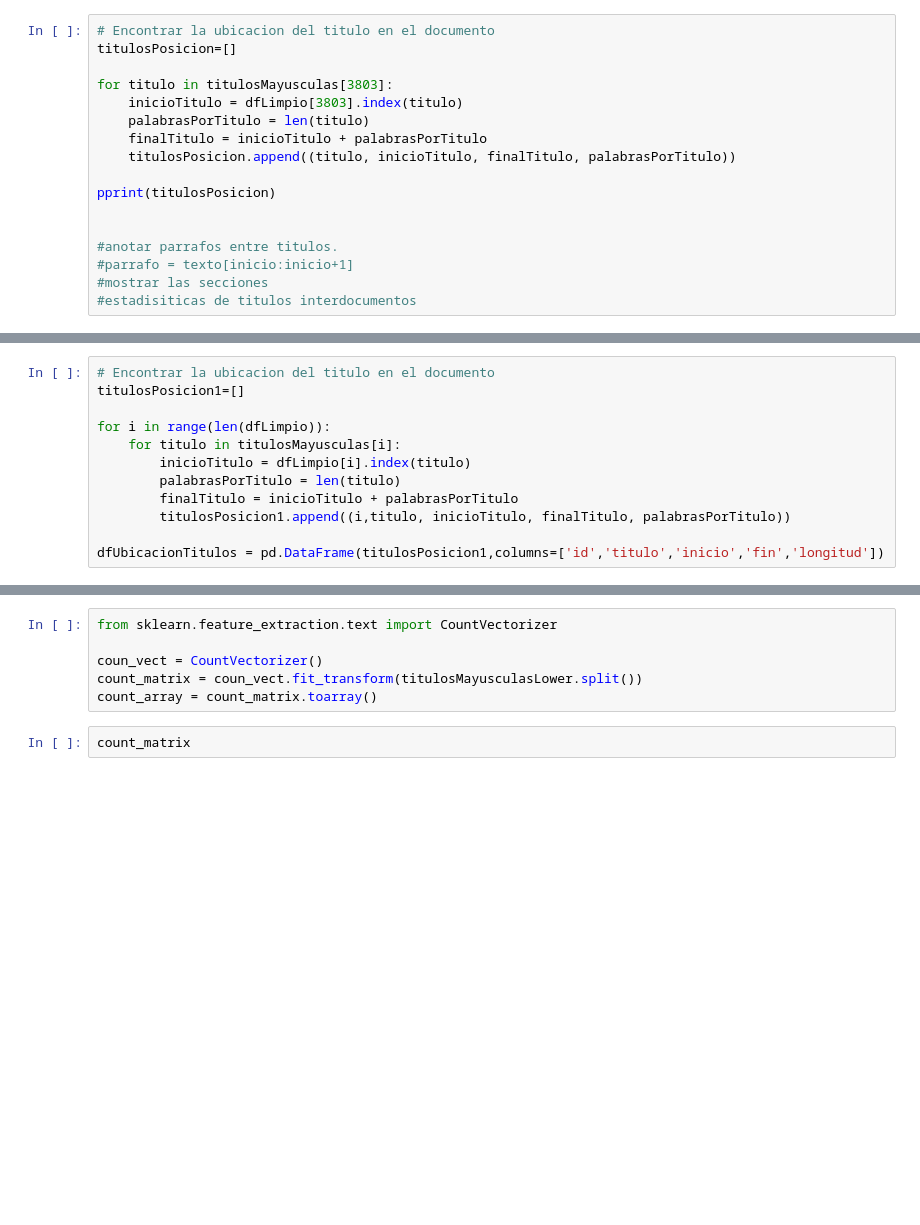
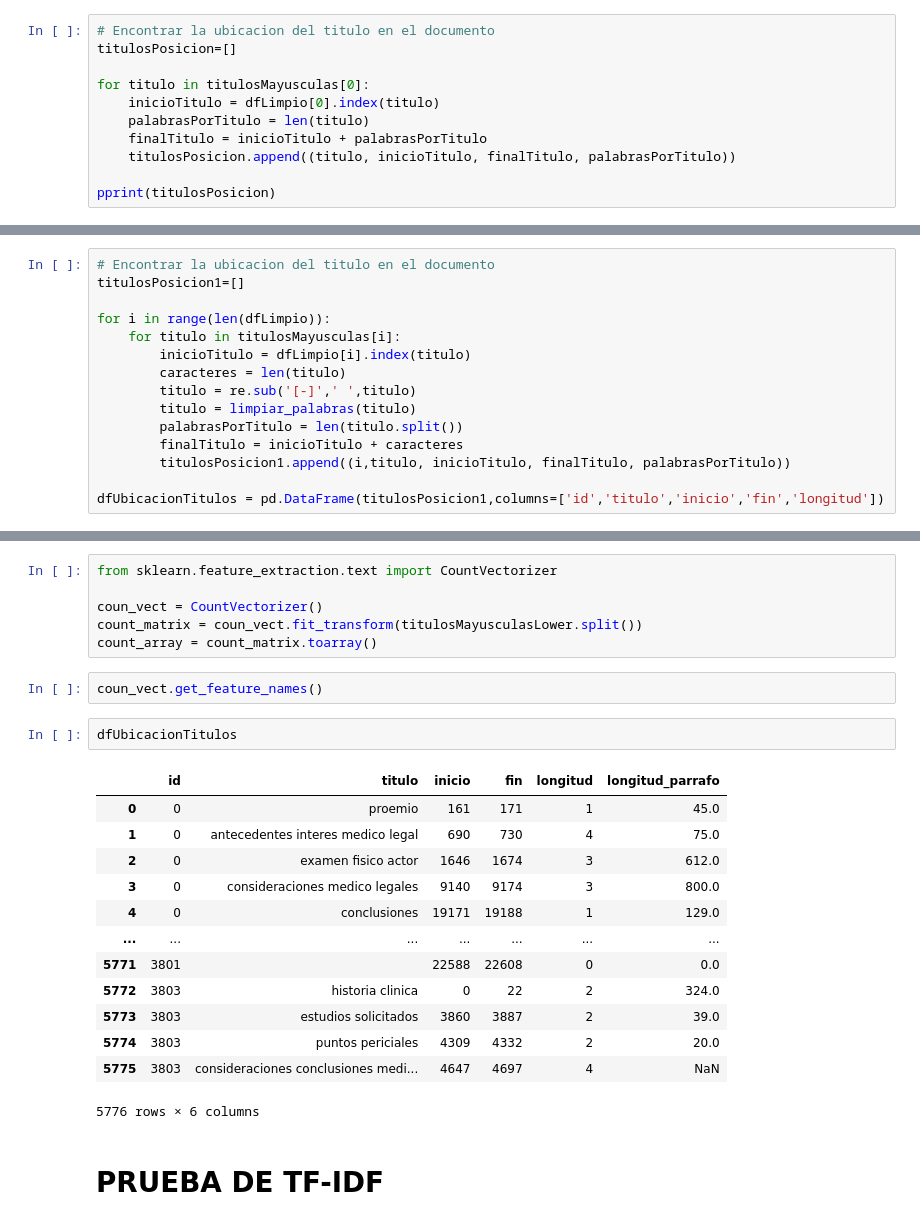
Before and after one commit to gaston411/Mi-Proyecto, a Jupyter notebook: Busqueda_titulo-parrafo.ipynb, the cells around one changed output, grey strips where cells are left out. Cells and saved outputs as stored; diff of their text form; blank space fills up the shorter version.

```diff
--- a/Busqueda_titulo-parrafo.ipynb
+++ b/Busqueda_titulo-parrafo.ipynb
@@ -243,17 +370,11 @@ plt
 # Encontrar la ubicacion del titulo en el documento
 titulosPosicion=[]
 
-for titulo in titulosMayusculas[3803]:
-    inicioTitulo = dfLimpio[3803].index(titulo)
+for titulo in titulosMayusculas[0]:
+    inicioTitulo = dfLimpio[0].index(titulo)
     palabrasPorTitulo = len(titulo)
     finalTitulo = inicioTitulo + palabrasPorTitulo
     titulosPosicion.append((titulo, inicioTitulo, finalTitulo, palabrasPorTitulo))
 
 pprint(titulosPosicion)
-
-
-#anotar parrafos entre titulos.
-#parrafo = texto[inicio:inicio+1]
-#mostrar las secciones
-#estadisiticas de titulos interdocumentos
 # %% [output]
@@ -280,8 +410,11 @@ titulosPosicion1=[]
 for i in range(len(dfLimpio)):
     for titulo in titulosMayusculas[i]:
         inicioTitulo = dfLimpio[i].index(titulo)
-        palabrasPorTitulo = len(titulo)
-        finalTitulo = inicioTitulo + palabrasPorTitulo
+        caracteres = len(titulo)
+        titulo = re.sub('[-]',' ',titulo)
+        titulo = limpiar_palabras(titulo)
+        palabrasPorTitulo = len(titulo.split())
+        finalTitulo = inicioTitulo + caracteres
         titulosPosicion1.append((i,titulo, inicioTitulo, finalTitulo, palabrasPorTitulo))
 
 dfUbicacionTitulos = pd.DataFrame(titulosPosicion1,columns=['id','titulo','inicio','fin','longitud'])
@@ -484,5 +613,23 @@ from sklearn.feature_extraction.text import CountVectorizer
 coun_vect = CountVectorizer()
 count_matrix = coun_vect.fit_transform(titulosMayusculasLower.split())
 count_array = count_matrix.toarray()
-# %%
-count_matrix
+# %%
+coun_vect.get_feature_names()
+# %%
+dfUbicacionTitulos
+# %% [output]
+|  | id | titulo | inicio | fin | longitud | longitud_parrafo |
+| 0 | 0 | proemio | 161 | 171 | 1 | 45.0 |
+| 1 | 0 | antecedentes interes medico legal | 690 | 730 | 4 | 75.0 |
+| 2 | 0 | examen fisico actor | 1646 | 1674 | 3 | 612.0 |
+| 3 | 0 | consideraciones medico legales | 9140 | 9174 | 3 | 800.0 |
+| 4 | 0 | conclusiones | 19171 | 19188 | 1 | 129.0 |
+| ... | ... | ... | ... | ... | ... | ... |
+| 5771 | 3801 |  | 22588 | 22608 | 0 | 0.0 |
+| 5772 | 3803 | historia clinica | 0 | 22 | 2 | 324.0 |
+| 5773 | 3803 | estudios solicitados | 3860 | 3887 | 2 | 39.0 |
+| 5774 | 3803 | puntos periciales | 4309 | 4332 | 2 | 20.0 |
+| 5775 | 3803 | consideraciones conclusiones medi... | 4647 | 4697 | 4 | NaN |
+5776 rows × 6 columns
+# %% [markdown]
+# PRUEBA DE TF-IDF
```
Also changed, not shown: parts of 41 cells of this notebook, 3 other files.
